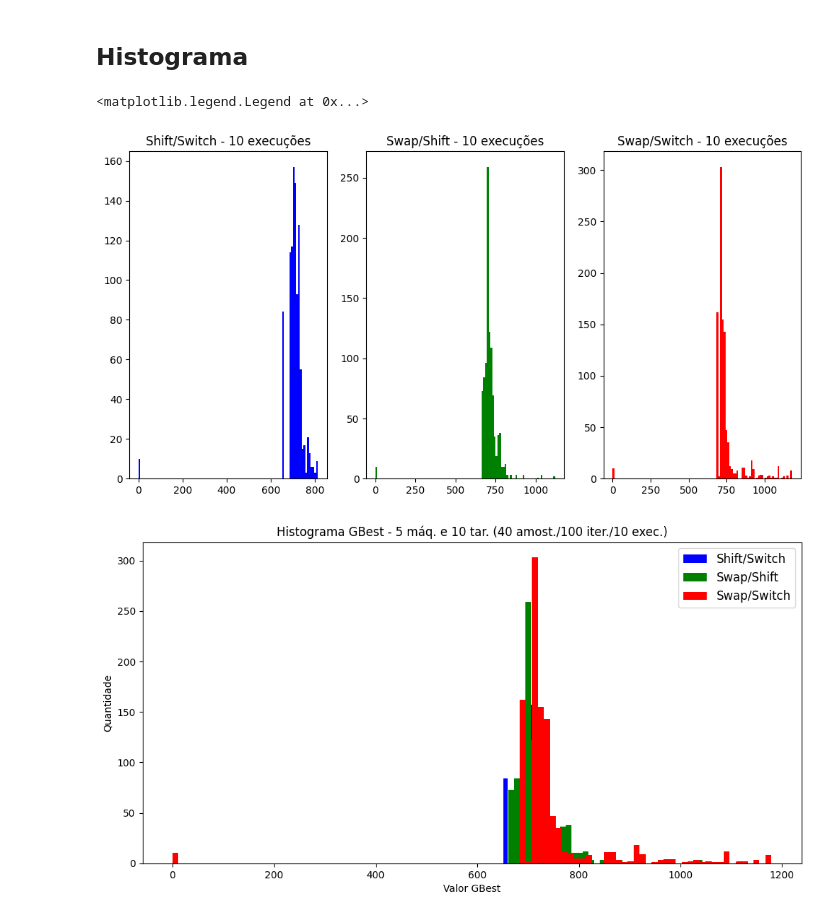
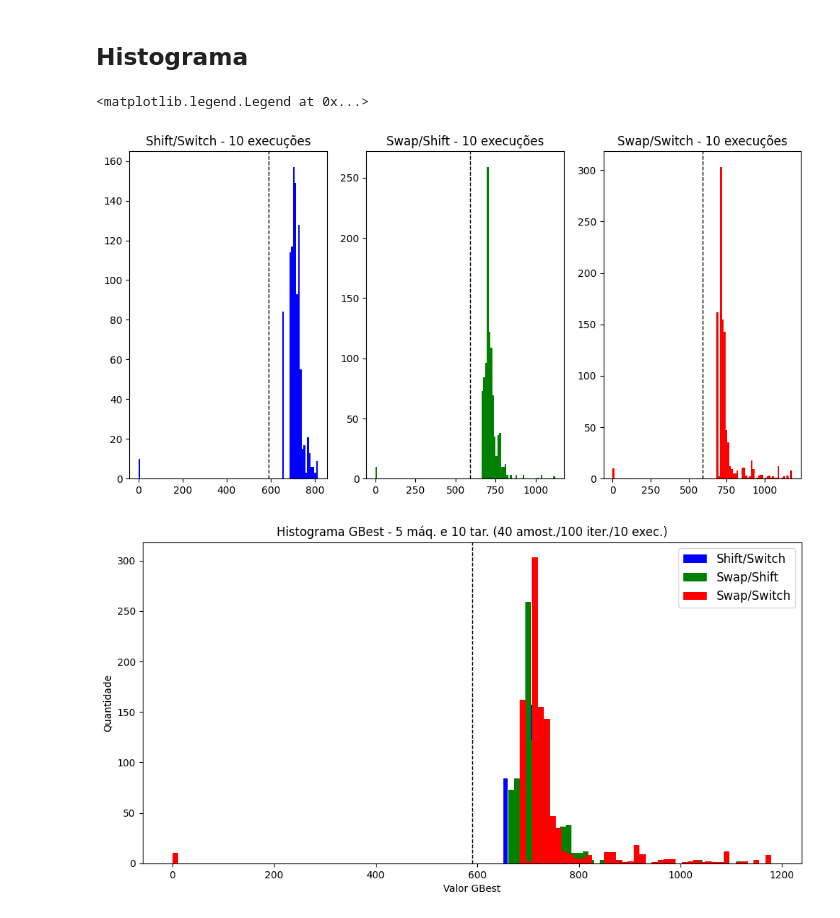
Before and after one commit to diogo-dpa/TCC-Projeto-UFMG, a Jupyter notebook: projeto.ipynb, the cells around one changed output. Drawn from its saved outputs; the diff is of its cells as text; code cells hidden in the pictures.

Commit message:
Cálculo de erro relativo e plot de histograma do erro

```diff
--- a/projeto.ipynb
+++ b/projeto.ipynb
@@ -290,8 +290,11 @@ iterations = 100
 # Statistic execution time
 executionTimeQuantity = 10
 
+optimalValueArrayJSSPInstance = {'la01': 666, 'la02': 655, 'la03': 590, 'la04': 597, 'mt10': 930, 'mt20': 1165}
+JSSPInstance = 'la03'
+
 # Full Method
-[data, tasks, machines] = readInstanceAndReturnDataTaskMachines('./instances/la03.txt')
+[data, tasks, machines] = readInstanceAndReturnDataTaskMachines('./instances/{}.txt'.format(JSSPInstance))
 dadosFormatados = formatReadData(data)
 [positionMatrix, velocityMatrix] = initializePositionAndVelocityArrays(numberOfParticles, tasks*machines)
 [bestPersonalPositionVector, bestPersonalFitness, bestGlobalPositionVector, bestGlobalFitness, positionMatrixAux, velocityMatrixAux] = initializeBestPersonalAndGlobalPositionVector(positionMatrix, velocityMatrix, numberOfParticles, tasks, machines, dadosFormatados)
@@ -432,28 +444,34 @@ axes.legend(fontsize=12)
 # %%
 executionTimeArrayStore = executionTimeArrayStore.reshape(sizeNeighborhoodStructure, iterations*executionTimeQuantity)
 nBins = 100
 
 figHist, axesHist = plt.subplots(1, 3, figsize=(12,6), dpi=100)
 
 axesHist[0].hist(executionTimeArrayStore[0,:], bins=nBins, color='blue')
+axesHist[0].axvline(optimalValueArrayJSSPInstance[JSSPInstance], color='k', linestyle='dashed', linewidth=1)
+axesHist[0].set_title('Shift/Switch - {} execuções'.format(executionTimeQuantity))
+
 axesHist[1].hist(executionTimeArrayStore[1,:], bins=nBins, color='green')
+axesHist[1].axvline(optimalValueArrayJSSPInstance[JSSPInstance], color='k', linestyle='dashed', linewidth=1)
+axesHist[1].set_title('Swap/Shift - {} execuções'.format(executionTimeQuantity))
+
 axesHist[2].hist(executionTimeArrayStore[2,:], bins=nBins, color='red')
-axesHist[0].set_title('Shift/Switch - {} execuções'.format(executionTimeQuantity))
-axesHist[1].set_title('Swap/Shift - {} execuções'.format(executionTimeQuantity))
+axesHist[2].axvline(optimalValueArrayJSSPInstance[JSSPInstance], color='k', linestyle='dashed', linewidth=1)
 axesHist[2].set_title('Swap/Switch - {} execuções'.format(executionTimeQuantity))
 
 # Full figure
 figHistComplete, axesHistComplete = plt.subplots(figsize=(12,6), dpi=100)
 
 axesHistComplete.hist(executionTimeArrayStore[0,:], bins=nBins, color='blue', label="Shift/Switch")
 axesHistComplete.hist(executionTimeArrayStore[1,:], bins=nBins, color='green', label="Swap/Shift")
 axesHistComplete.hist(executionTimeArrayStore[2,:], bins=nBins, color='red', label="Swap/Switch")
+axesHistComplete.axvline(optimalValueArrayJSSPInstance[JSSPInstance], color='k', linestyle='dashed', linewidth=1)
 
 axesHistComplete.set_ylabel('Quantidade')
 axesHistComplete.set_xlabel('Valor GBest')
 axesHistComplete.set_title('Histograma GBest - {} máq. e {} tar. ({} amost./{} iter./{} exec.)'.format(machines, tasks, numberOfParticles, iterations, executionTimeQuantity))
 axesHistComplete.legend(fontsize=12)
 # %% [output]
 <matplotlib.legend.Legend at 0x...>
-[figure, old version]
+[figure, new version]
-[figure, old version]
+[figure, new version]
```
Also changed, not shown: parts of 4 cells of this notebook.
